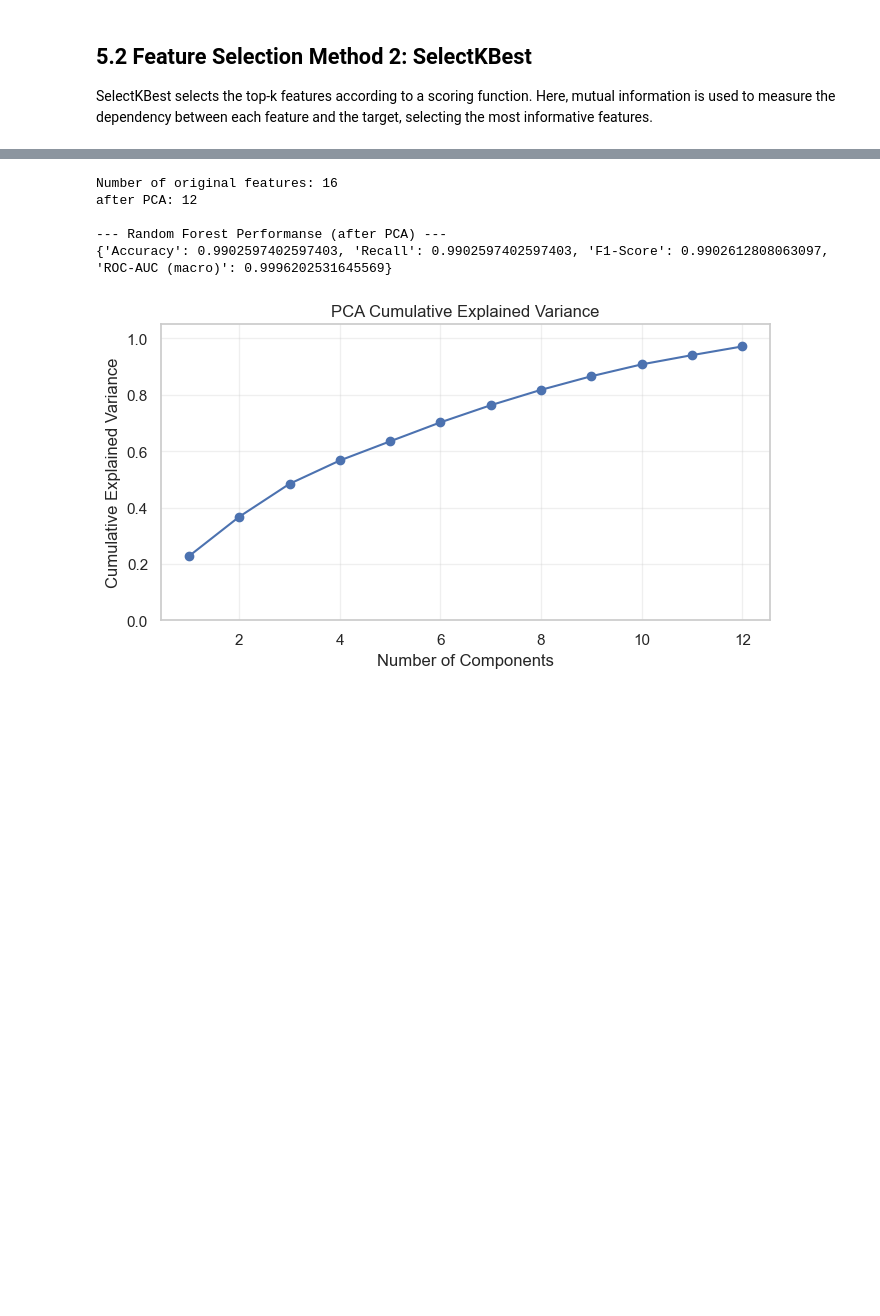
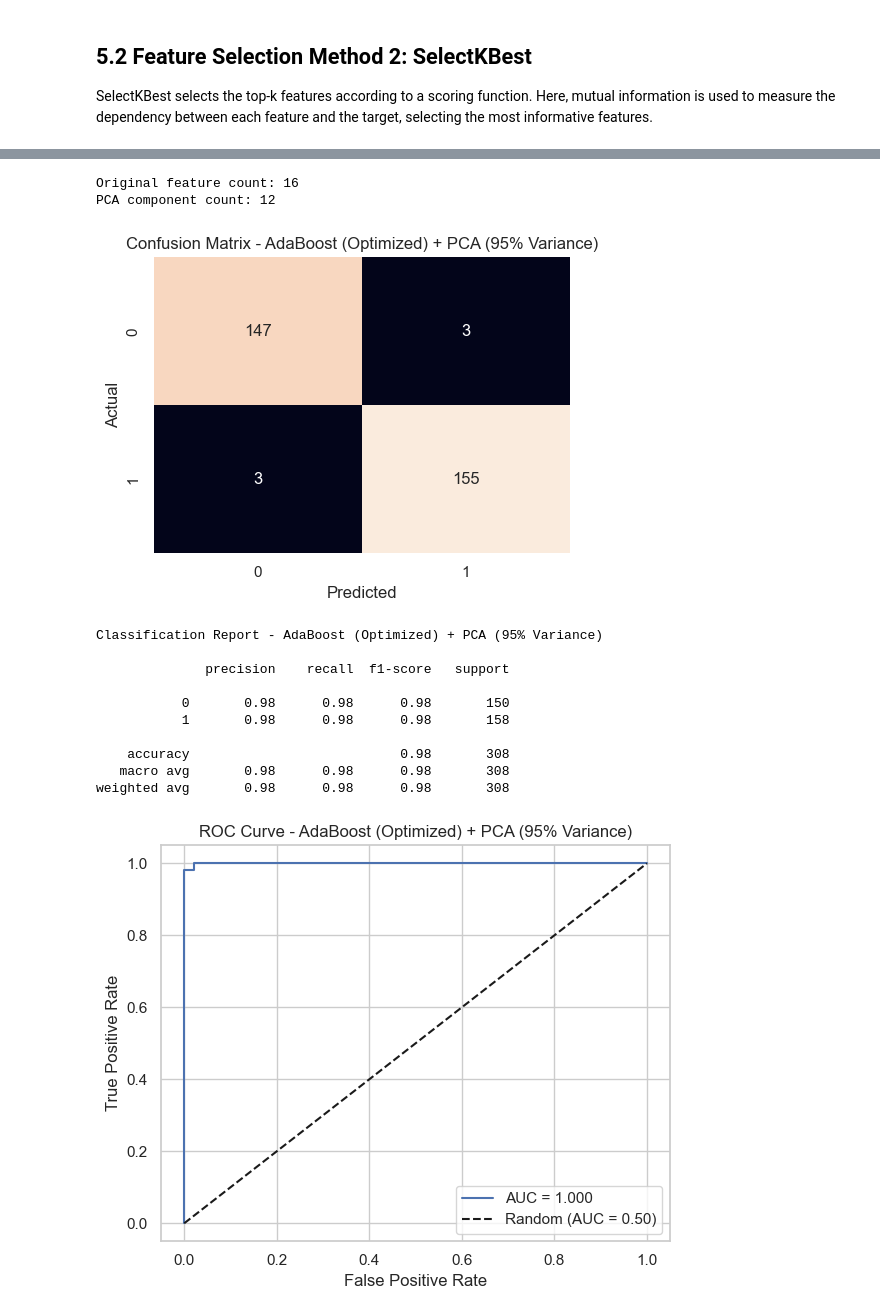
Before and after one commit to mudar123t/HeartDiseasePredictor, a Jupyter notebook: Report.ipynb, the cells around one changed output, grey strips where cells are left out. Saved outputs shown, nothing was run; the diff lists cells and outputs as text; code cells hidden in the pictures; blank space fills up the shorter version.

```diff
--- a/Report.ipynb
+++ b/Report.ipynb
@@ -2227,6 +2196,8 @@ PCA reduces the number of features by transforming the original variables into p
 # %%
 from sklearn.preprocessing import StandardScaler
 from sklearn.decomposition import PCA
+from sklearn.base import clone
+import numpy as np
 
 # Scale features before PCA
 scaler = StandardScaler()
@@ -2238,30 +2209,33 @@ pca = PCA(n_components=0.95, random_state=42)
 X_train_pca = pca.fit_transform(X_train_scaled)
 X_test_pca = pca.transform(X_test_scaled)
 
-print("Number of original features:", X_train.shape[1])
-print("after PCA:", X_train_pca.shape[1])
-
-pca_metrics = eval_rf(X_train_pca, y_train, X_test_pca, y_test)
-print("\n--- Random Forest Performanse (after PCA) ---")
-print(pca_metrics)
+print("Original feature count:", X_train.shape[1])
+print("PCA component count:", X_train_pca.shape[1])
 # %% [output]
-Number of original features: 16
-after PCA: 12
-
---- Random Forest Performanse (after PCA) ---
-{'Accuracy': 0.9902597402597403, 'Recall': 0.9902597402597403, 'F1-Score': 0.9902612808063097, 'ROC-AUC (macro)': 0.9996202531645569}
+Original feature count: 16
+PCA component count: 12
-# %%
-explained = pca.explained_variance_ratio_
-cum_explained = np.cumsum(explained)
-
-plt.figure(figsize=(7, 4))
-plt.plot(range(1, len(cum_explained) + 1), cum_explained, marker="o")
-plt.title("PCA Cumulative Explained Variance")
-plt.xlabel("Number of Components")
-plt.ylabel("Cumulative Explained Variance")
-plt.ylim(0, 1.05)
-plt.grid(True, alpha=0.3)
-plt.tight_layout()
-plt.show()
-# %% [output]
-[figure, removed]
+# %%
+# Train optimized AdaBoost on PCA-transformed data
+ada_pca = clone(best_ada)
+ada_pca.fit(X_train_pca, y_train)
+
+# Evaluate AdaBoost after PCA
+ada_pca_results = evaluate_binary_model(
+    ada_pca,
+    X_test_pca,
+    y_test,
+    model_name="AdaBoost (Optimized) + PCA (95% Variance)"
+)
+# %% [output]
+[figure, added]
+Classification Report - AdaBoost (Optimized) + PCA (95% Variance)
+
+              precision    recall  f1-score   support
+
+           0       0.98      0.98      0.98       150
+           1       0.98      0.98      0.98       158
+
+    accuracy                           0.98       308
+   macro avg       0.98      0.98      0.98       308
+weighted avg       0.98      0.98      0.98       308
+[figure, added]
```
Also changed, not shown: parts of 30 cells of this notebook.
